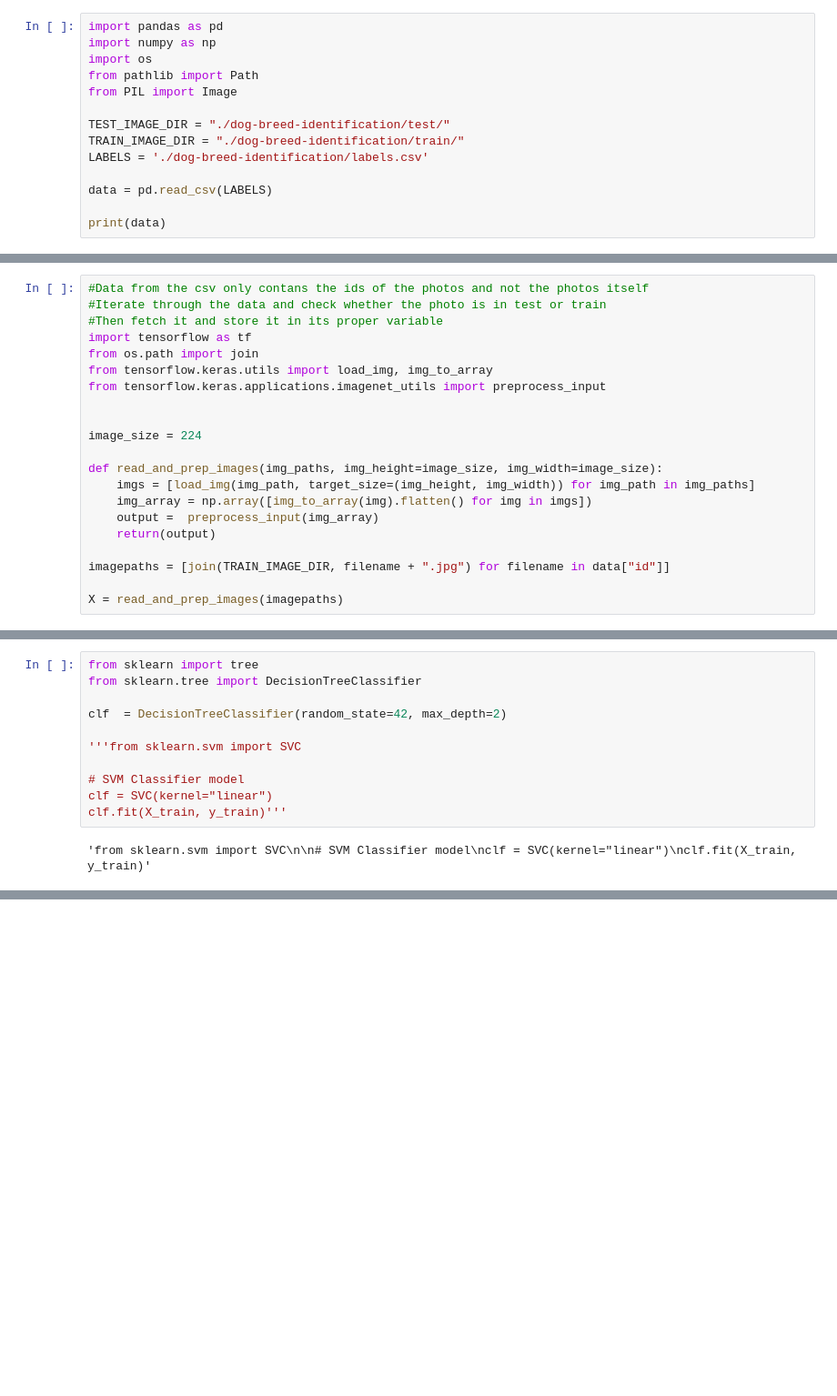
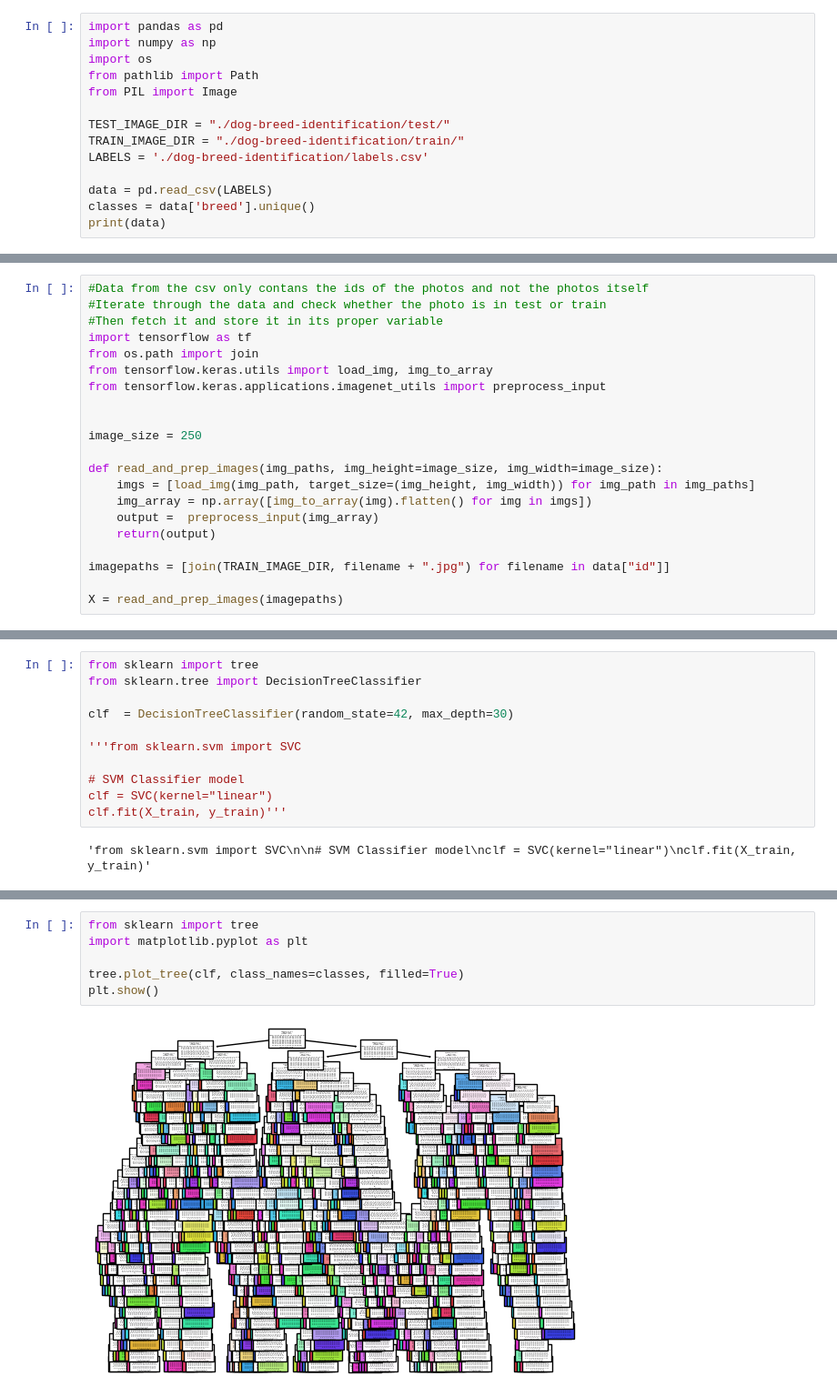
Before and after one commit to jjohn49/Dog-Breed-Classifier-ML, a Jupyter notebook: DecisionTreeClassifier.ipynb, the cells around one changed output, grey strips where cells are left out. Shown at 91% size. Cells and saved outputs as stored; diff of their text form; blank space fills up the shorter version.

Commit message:
Attempted 30 depth tree

```diff
--- a/DecisionTreeClassifier.ipynb
+++ b/DecisionTreeClassifier.ipynb
@@ -12,7 +12,7 @@ TRAIN_IMAGE_DIR = "./dog-breed-identification/train/"
 LABELS = './dog-breed-identification/labels.csv'
 
 data = pd.read_csv(LABELS)
-
+classes = data['breed'].unique()
 print(data)
 # %% [output]
                                      id                     breed
@@ -39,7 +39,7 @@ from tensorflow.keras.utils import load_img, img_to_array
 from tensorflow.keras.applications.imagenet_utils import preprocess_input
 
 
-image_size = 224
+image_size = 250
 
 def read_and_prep_images(img_paths, img_height=image_size, img_width=image_size):
     imgs = [load_img(img_path, target_size=(img_height, img_width)) for img_path in img_paths]
@@ -71,7 +74,7 @@ Create The Decision Tree Model
 from sklearn import tree
 from sklearn.tree import DecisionTreeClassifier
 
-clf  = DecisionTreeClassifier(random_state=42, max_depth=2)
+clf  = DecisionTreeClassifier(random_state=42, max_depth=30)
 
 '''from sklearn.svm import SVC
 
@@ -110,0 +117,8 @@ print(accuracy_score(y_test, y_pred))
+# %%
+from sklearn import tree
+import matplotlib.pyplot as plt
+
+tree.plot_tree(clf, class_names=classes, filled=True)
+plt.show()
+# %% [output]
+[figure, added]
```
Also changed, not shown: parts of 6 cells of this notebook.
